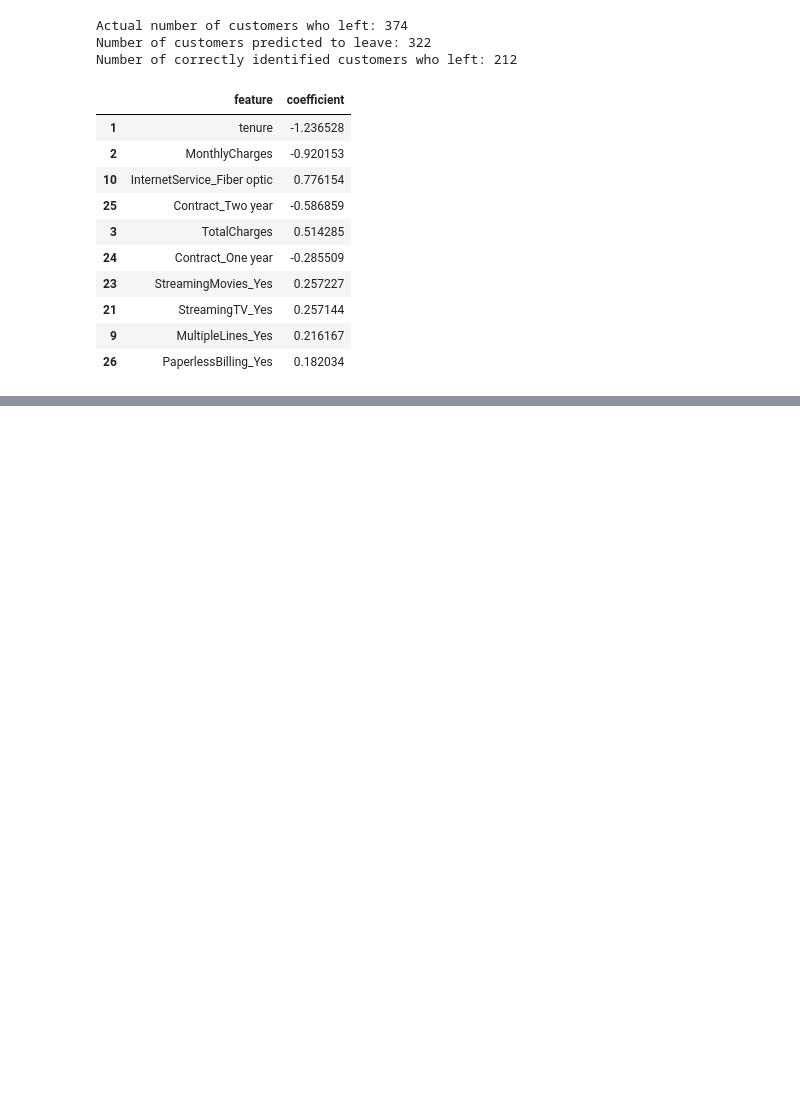
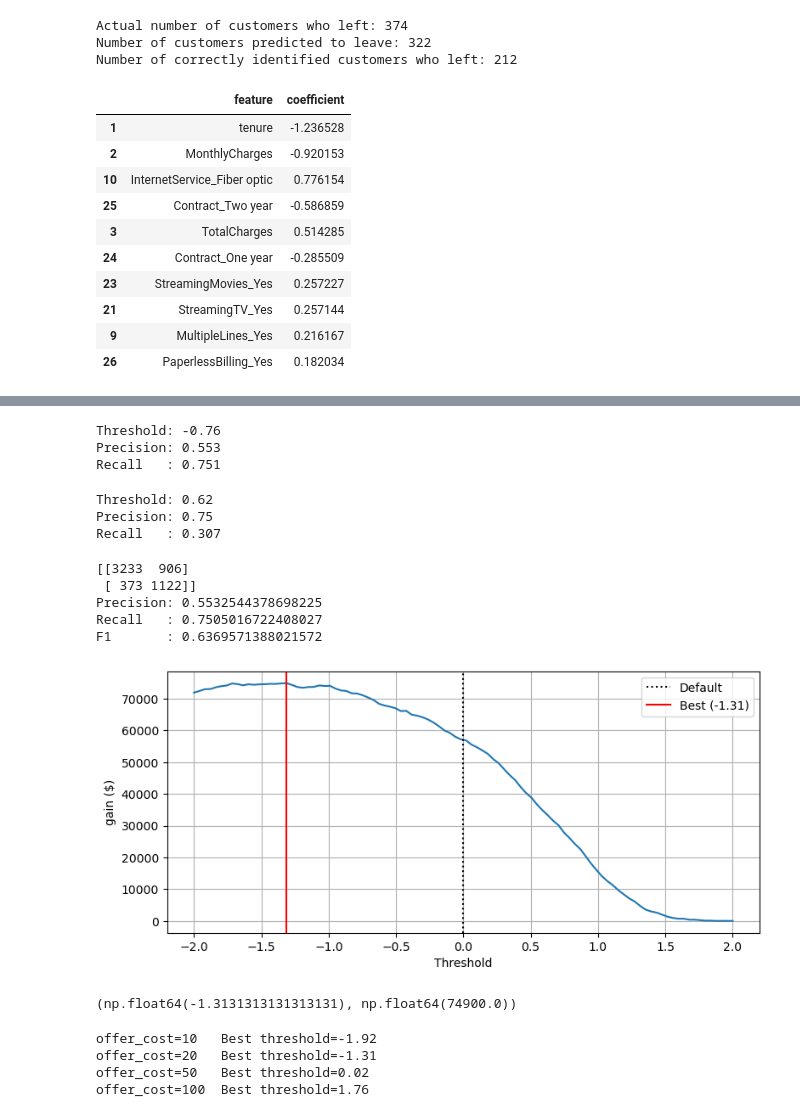
Before and after one commit to EvezMemmedov/End-to-End-Data-Science, a Jupyter notebook: Project-02/telco_churn_ml.ipynb, the cells around one changed output, grey strips where cells are left out. Saved outputs shown, nothing was run; the diff lists cells and outputs as text; code cells hidden in the pictures; blank space fills up the shorter version.

```diff
--- a/Project-02/telco_churn_ml.ipynb
+++ b/Project-02/telco_churn_ml.ipynb
@@ -392,0 +416,22 @@ coefs.head(10)
+# %%
+idx_75_recall = (recalls[:-1] >= 0.75).nonzero()[0][-1]
+thr_75 = thresholds[idx_75_recall]
+
+print('Threshold:', thr_75.round(2))
+print('Precision:', precisions[idx_75_recall].round(3))
+print('Recall   :', recalls[idx_75_recall].round(3))
+# %% [output]
+Threshold: -0.76
+Precision: 0.553
+Recall   : 0.751
+# %%
+idx_75_prec = (precisions[:-1] >= 0.75).argmax()
+thr_prec = thresholds[idx_75_prec]
+
+print('Threshold:', thr_prec.round(2))
+print('Precision:', precisions[idx_75_prec].round(3))
+print('Recall   :', recalls[idx_75_prec].round(3))
+# %% [output]
+Threshold: 0.62
+Precision: 0.75
+Recall   : 0.307
@@ -392,0 +440,50 @@ coefs.head(10)
+# %%
+y_pred_new = (y_scores >= thr_75)
+
+from sklearn.metrics import confusion_matrix
+print(confusion_matrix(y_train, y_pred_new))
+print('Precision:', precision_score(y_train, y_pred_new))
+print('Recall   :', recall_score(y_train, y_pred_new))
+print('F1       :', f1_score(y_train, y_pred_new))
+# %% [output]
+[[3233  906]
+ [ 373 1122]]
+Precision: 0.5532544378698225
+Recall   : 0.7505016722408027
+F1       : 0.6369571388021572
+# %%
+def profit(threshold, offer_cost=20, saved_value=200, save_rate=0.5):
+    pred = (y_scores >= threshold)
+    tp = ((pred == 1) & (y_train == 1)).sum()
+    fp = ((pred == 1) & (y_train == 0)).sum()
+    gain = tp * save_rate * saved_value
+    cost = (tp + fp) * offer_cost
+    return gain - cost
+
+thr_range = np.linspace(-2, 2, 100)
+profits = [profit(t) for t in thr_range]
+
+plt.figure(figsize=(9, 4))
+plt.plot(thr_range, profits)
+plt.xlabel('Threshold')
+plt.ylabel('gain ($)')
+plt.axvline(0, color='k', linestyle=':', label='Default')
+best_thr = thr_range[np.argmax(profits)]
+plt.axvline(best_thr, color='r', label=f'Best ({best_thr:.2f})')
+plt.legend()
+plt.grid()
+plt.show()
+
+best_thr, max(profits)
+# %% [output]
+[figure, added]
+(np.float64(-1.3131313131313131), np.float64(74900.0))
+# %%
+for cost in [10, 20, 50, 100]:
+    p = [profit(t, offer_cost=cost) for t in thr_range]
+    print(f'offer_cost={cost:<4} Best threshold={thr_range[np.argmax(p)]:.2f}')
+# %% [output]
+offer_cost=10   Best threshold=-1.92
+offer_cost=20   Best threshold=-1.31
+offer_cost=50   Best threshold=0.02
+offer_cost=100  Best threshold=1.76
```
Also changed, not shown: parts of 9 cells of this notebook.
